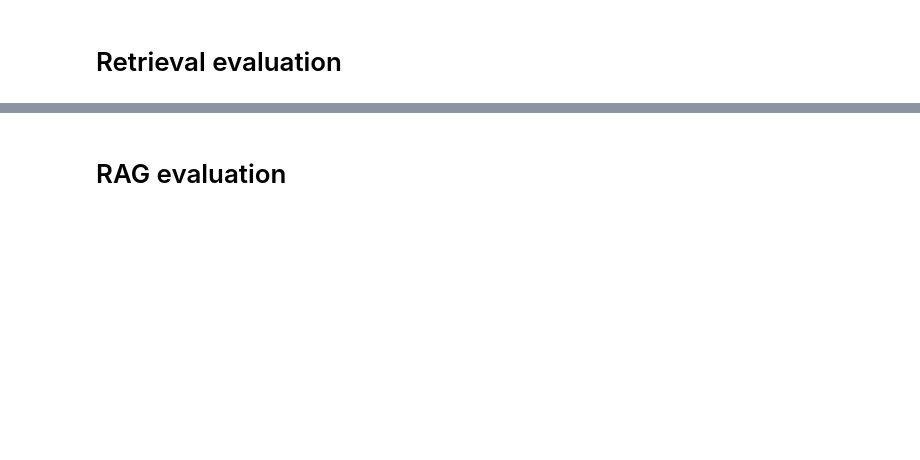
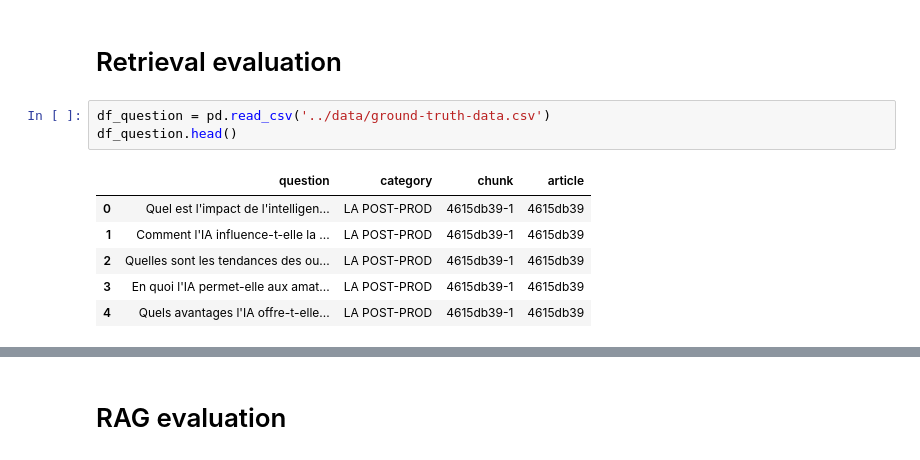
Before and after one commit to arsonor/AI-Powered-Knowledge-Assistant-for-Audio-Prod, a Jupyter notebook: notebooks/rag-test.ipynb, the cells around one changed output, grey strips where cells are left out. Drawn from its saved outputs; the diff is of its cells as text; blank space fills up the shorter version.

```diff
--- a/notebooks/rag-test.ipynb
+++ b/notebooks/rag-test.ipynb
@@ -143,2 +145,12 @@ Pour aller plus loin et comprendre mieux comment configurer votre home-studio, v
 # %% [markdown]
 # Retrieval evaluation
+# %%
+df_question = pd.read_csv('../data/ground-truth-data.csv')
+df_question.head()
+# %% [output]
+|  | question | category | chunk | article |
+| 0 | Quel est l'impact de l'intelligen... | LA POST-PROD | 4615db39-1 | 4615db39 |
+| 1 | Comment l'IA influence-t-elle la ... | LA POST-PROD | 4615db39-1 | 4615db39 |
+| 2 | Quelles sont les tendances des ou... | LA POST-PROD | 4615db39-1 | 4615db39 |
+| 3 | En quoi l'IA permet-elle aux amat... | LA POST-PROD | 4615db39-1 | 4615db39 |
+| 4 | Quels avantages l'IA offre-t-elle... | LA POST-PROD | 4615db39-1 | 4615db39 |
```
Also changed, not shown: parts of 34 cells of this notebook, 1 other file.
